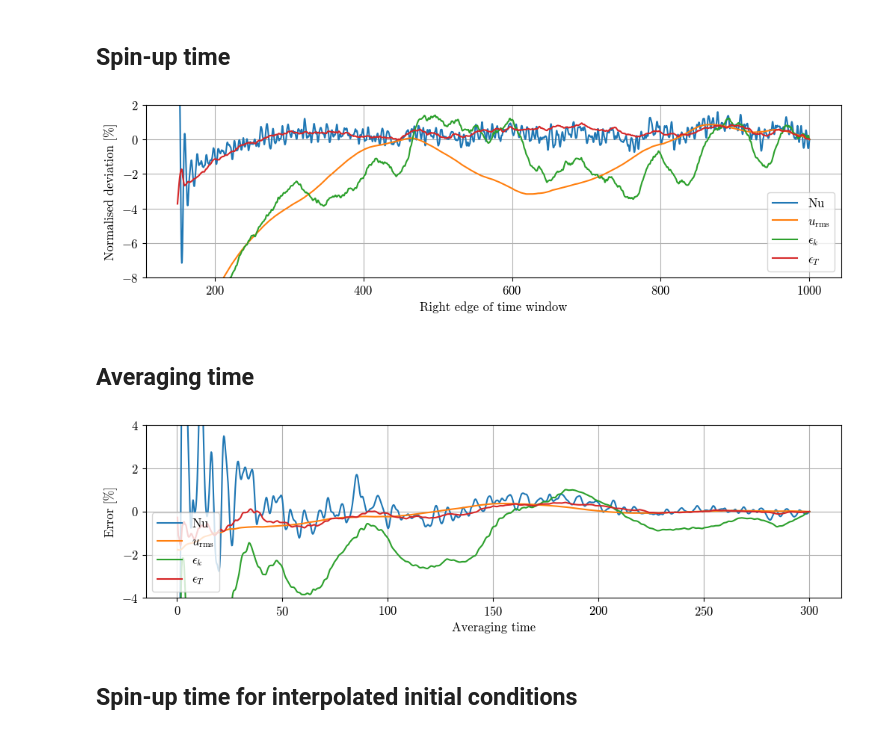
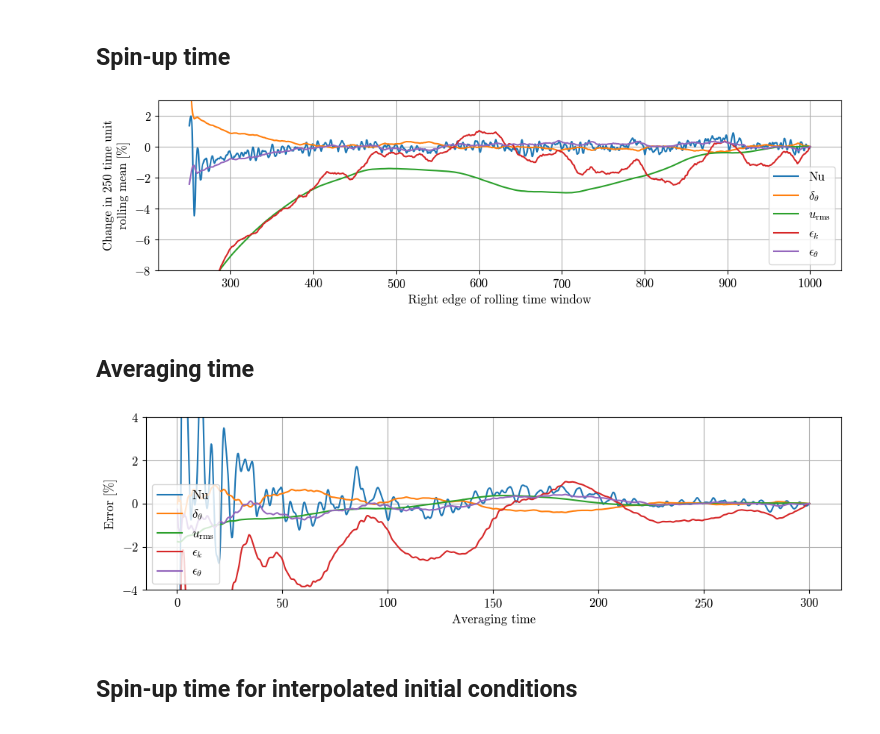
Before and after one commit to tschanzer/honours-project, a Jupyter notebook: final_notebooks/spin_up_averaging.ipynb, the cells around one changed output. Cells and saved outputs as stored; diff of their text form; code cells hidden in the pictures.

Commit message:
Update spin-up plots

```diff
--- a/final_notebooks/spin_up_averaging.ipynb
+++ b/final_notebooks/spin_up_averaging.ipynb
@@ -81,40 +84,42 @@ PandasIndex(Index([ 0.0, 0.20000000000000015, 0.4000000000000003, 0.600000000000
 Attributes: (0)
 # %%
 nusselt = stats.nusselt_number(data, rayleigh, prandtl).compute()
+thermal_bl = stats.thermal_bl_thickness(data)
 rms_speed = stats.rms_speed(data).compute()
 eps_k = stats.kinetic_dissipation(data, rayleigh, prandtl).compute()
 eps_T = stats.thermal_dissipation(data, rayleigh, prandtl).compute()
 # %%
 metrics = {
     r'$\mathrm{Nu}$': nusselt,
+    r'$\delta_\theta$': thermal_bl,
     r'$u_\mathrm{rms}$': rms_speed,
     r'$\epsilon_k$': eps_k,
-    r'$\epsilon_T$': eps_T,
+    r'$\epsilon_\theta$': eps_T,
 }
 # %% [markdown]
 ## Spin-up time
 # %%
 fig, ax = plt.subplots(figsize=(12, 3))
 
 dt = (data.t[1] - data.t[0]).item()
-window_t = 150.
-window_n = round(window_t/dt/2)*2 + 1
+WINDOW_T = 250.
+window_n = round(WINDOW_T/dt/2)*2 + 1
 
 for i, (name, var) in enumerate(metrics.items()):
     mean = var.rolling(t=window_n).mean()
     mean = (mean/mean.isel(t=-1) - 1)*100
     ax.plot(mean.t, mean, label=name)
 
 ax.set(
-    ylim=(-8, 2),
-    xlabel='Right edge of time window',
-    ylabel='Normalised deviation [%]',
+    ylim=(-8, 3),
+    xlabel='Right edge of rolling time window',
+    ylabel=f'Change in {WINDOW_T:.0f} time unit\nrolling mean [%]',
 )
 ax.grid()
 ax.legend(loc='lower right')
 fig.savefig(fig_path + '1024x128_spin_up.pdf')
 # %% [output]
-[figure, old version]
+[figure, new version]
 # %% [markdown]
 ## Averaging time
 # %%
@@ -135,7 +140,7 @@ ax.grid()
 ax.legend(loc='lower left')
 fig.savefig(fig_path + '1024x128_averaging_time.pdf')
 # %% [output]
-[figure, old version]
+[figure, new version]
 # %% [markdown]
 ## Spin-up time for interpolated initial conditions
 # %%
```
Also changed, not shown: parts of 4 cells of this notebook.
